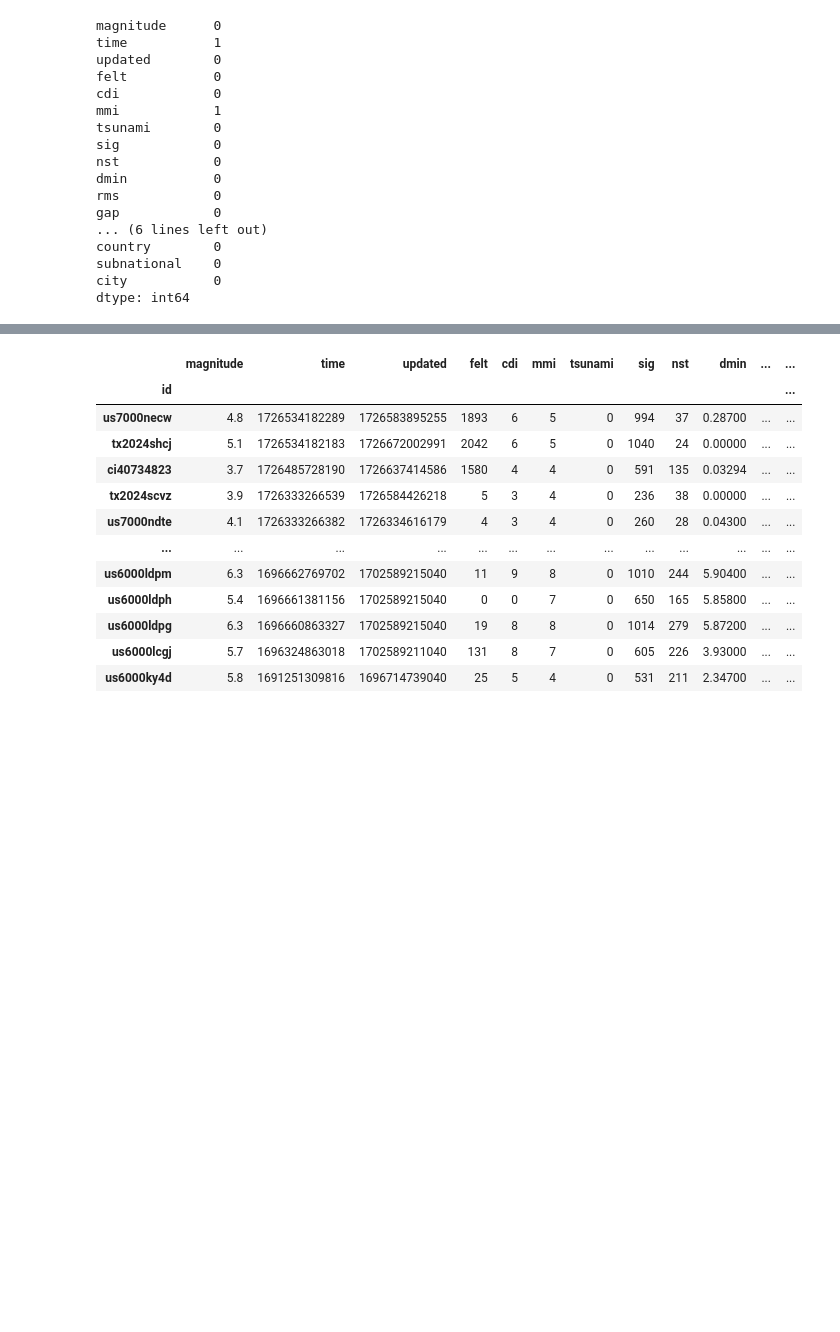
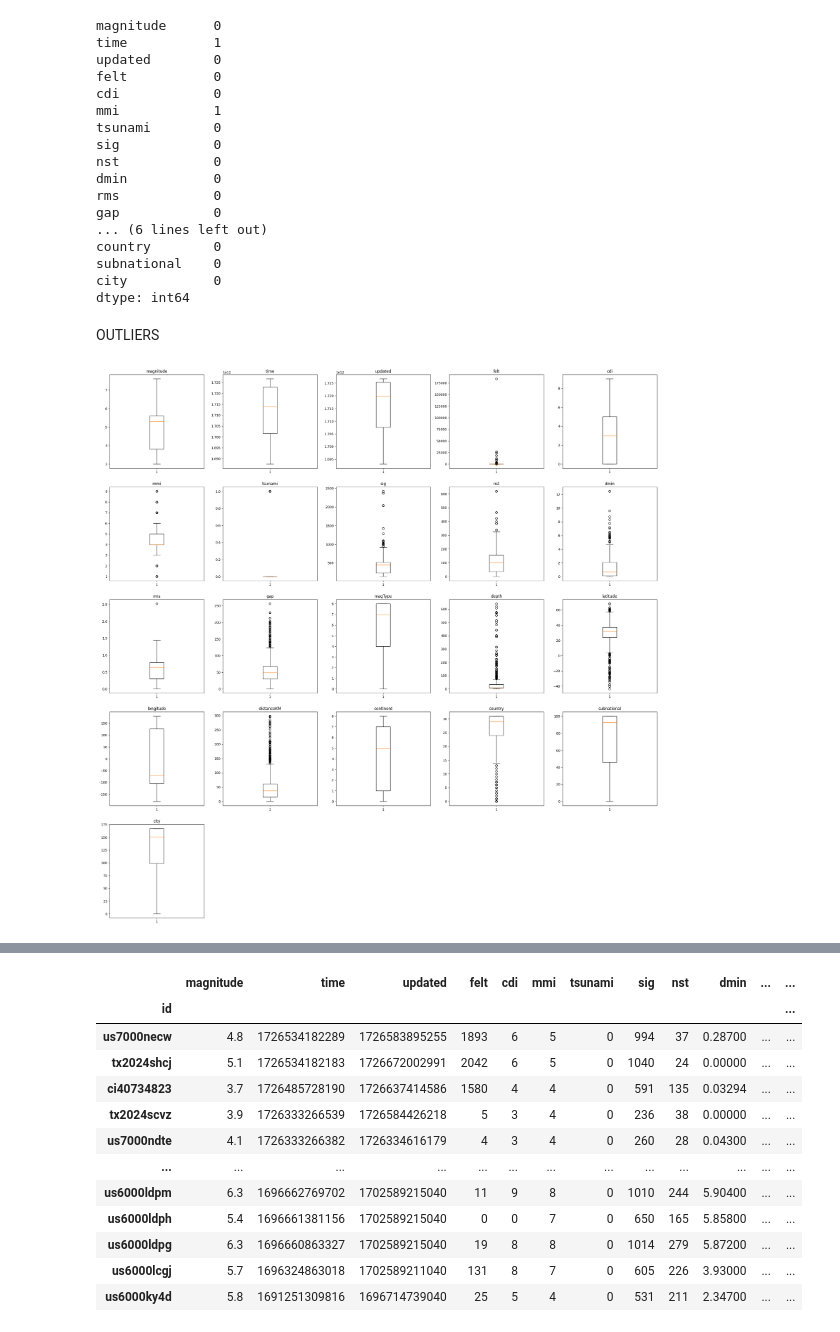
Before and after one commit to Mariogarber/Kaggle, a Jupyter notebook: earthquake_prediction/preprocessing.IPYNB, the cells around one changed output, grey strips where cells are left out. Drawn from its saved outputs; the diff is of its cells as text; code cells hidden in the pictures; blank space fills up the shorter version.

Commit message:
Create new notebook for interpretable predictable models, and adding boxplot to preprocessing.

```diff
--- a/earthquake_prediction/preprocessing.IPYNB
+++ b/earthquake_prediction/preprocessing.IPYNB
@@ -229,6 +229,19 @@ country        0
 subnational    0
 city           0
 dtype: int64
+# %% [markdown]
+OUTLIERS
+# %%
+plt.figure(figsize=(30, 30))
+
+num_columns = len(data.columns)
+
+for i in range(num_columns):
+    plt.subplot(round(np.sqrt(num_columns)), round(np.sqrt(num_columns)), i + 1)
+    plt.boxplot(data.iloc[:, i])
+    plt.title(data.columns[i])
+# %% [output]
+[figure, added]
 # %%
 #I want to study atipics points in my dataset
 
```
Also changed, not shown: parts of 6 cells of this notebook, 1 other file.
